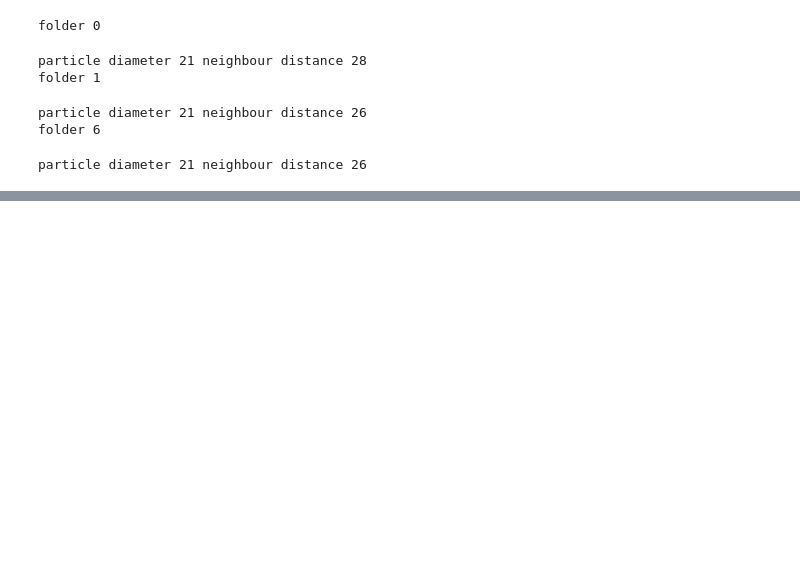
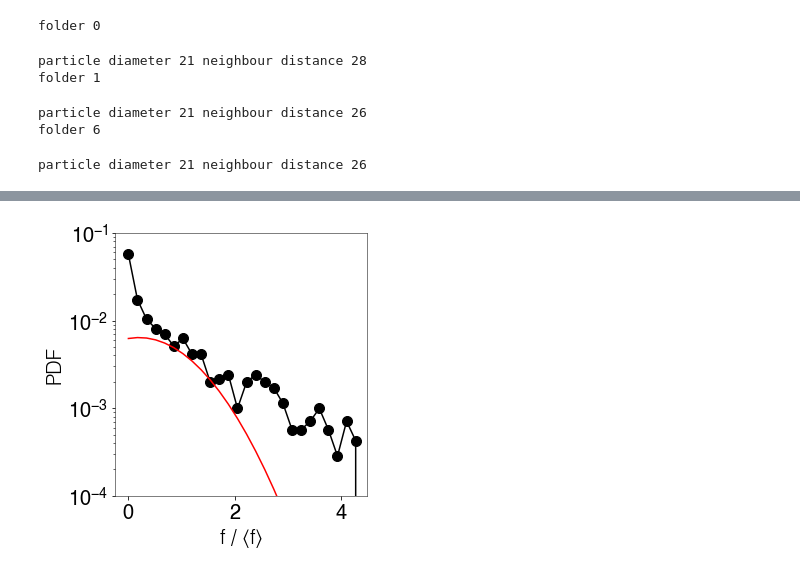
Before and after one commit to Mauva27/Contact_tracking, a Jupyter notebook: notebooks/contacts_analysis.ipynb, the cells around one changed output, grey strips where cells are left out. Saved outputs shown, nothing was run; the diff lists cells and outputs as text; code cells hidden in the pictures; blank space fills up the shorter version.

```diff
--- a/notebooks/contacts_analysis.ipynb
+++ b/notebooks/contacts_analysis.ipynb
@@ -464,0 +610,3 @@ for f in folder_idx:
+# %%
+ccoords = pickle.load(open('/Volumes/Widows/20210223/data/centres.p','r'))
+gr = pickle.load(open('/Volumes/Widows/20210223/data/gr_centres.p','r'))
@@ -464,0 +643,18 @@ for f in folder_idx:
+# %%
+hists = contact_data[2]['force_hist']['otsu_88']
+# %%
+fig,axs = pl.subplots(1,1,figsize=(5,5))
+axs.semilogy(hists[1],hists[4],marker='o',ms=10)
+axs.set_xlim([-0.25,4.5])
+axs.set_yscale('log')
+axs.set_ylabel('PDF')
+axs.set_xlabel('f / $\langle f \\rangle$')
+
+fit = gauss(hists[1],0.0064,0.2,0.9)
+axs.plot(hists[1],fit, label = 'Gaussian Fit')
+
+axs.set_ylim([1e-4,1e-1])
+# axs.legend()
+fig.tight_layout();
+# %% [output]
+[figure, added]
```
Also changed, not shown: parts of 54 cells of this notebook, 4 other files.
